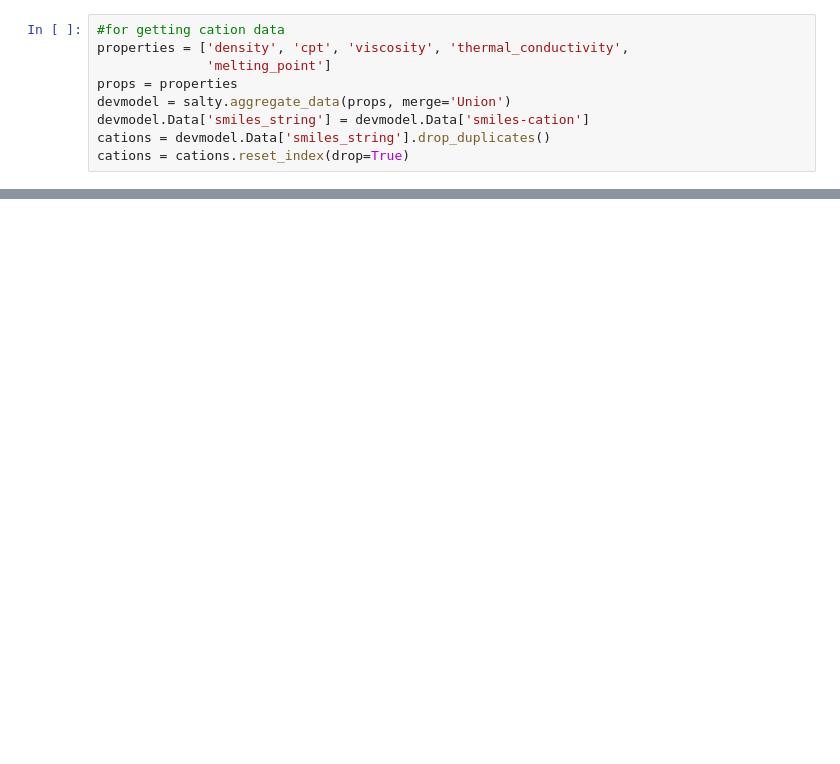
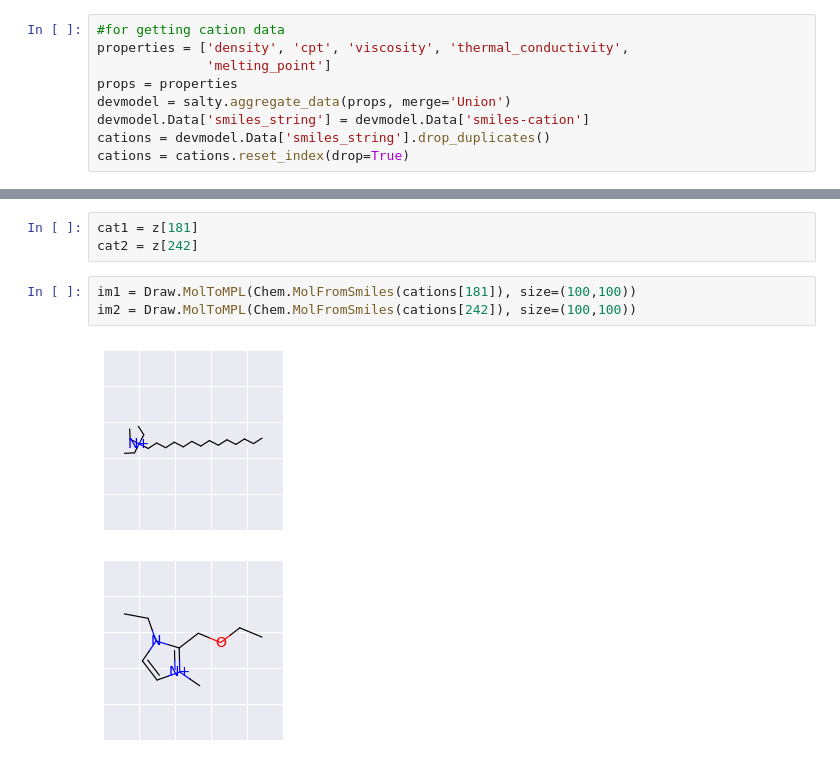
Before and after one commit to jameslee97/adaptive_learning_mixtures, a Jupyter notebook: notebooks/5_compare_vae.ipynb, the cells around one changed output, grey strips where cells are left out. Saved outputs shown, nothing was run; the diff lists cells and outputs as text; blank space fills up the shorter version.

```diff
--- a/notebooks/5_compare_vae.ipynb
+++ b/notebooks/5_compare_vae.ipynb
@@ -47,0 +203,9 @@ cations = cations.reset_index(drop=True)
+# %%
+cat1 = z[181]
+cat2 = z[242]
+# %%
+im1 = Draw.MolToMPL(Chem.MolFromSmiles(cations[181]), size=(100,100))
+im2 = Draw.MolToMPL(Chem.MolFromSmiles(cations[242]), size=(100,100))
+# %% [output]
+[figure, added]
+[figure, added]
```
Also changed, not shown: parts of 39 cells of this notebook, 15 other files.
